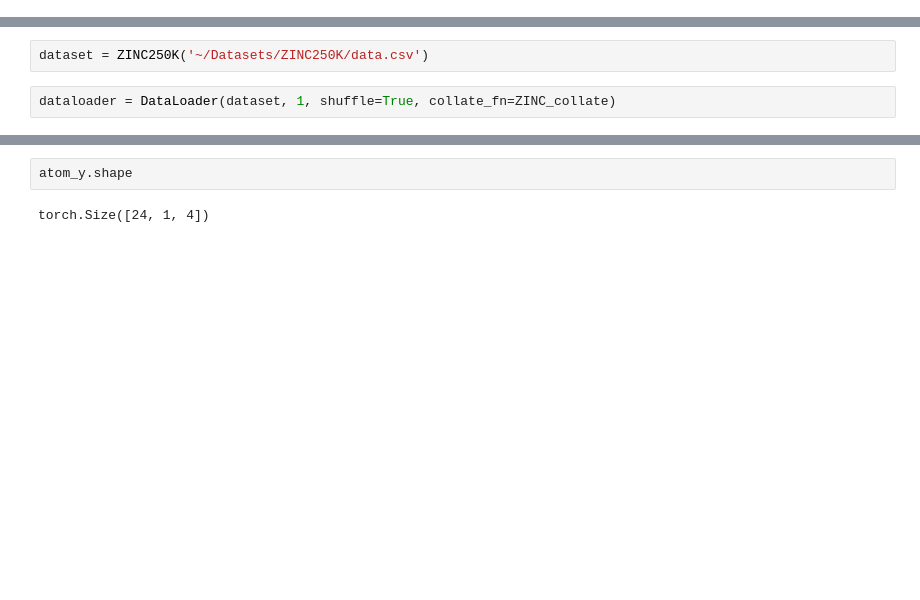
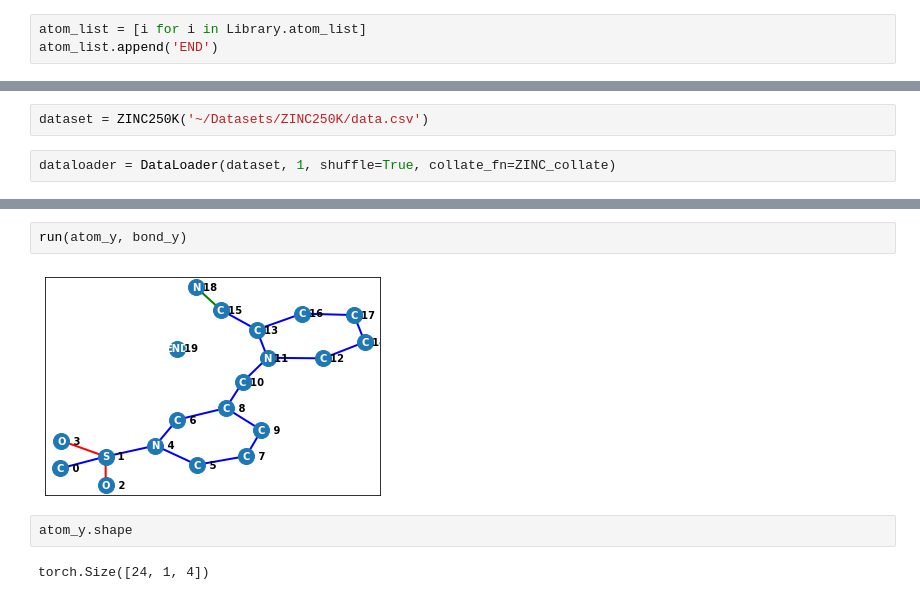
Before and after one commit to dawood95/compoundGAN, a Jupyter notebook: notebooks/dataloader_test.ipynb, the cells around one changed output, grey strips where cells are left out. Cells and saved outputs as stored; diff of their text form; blank space fills up the shorter version.

```diff
--- a/notebooks/dataloader_test.ipynb
+++ b/notebooks/dataloader_test.ipynb
@@ -13,3 +17,6 @@ from tqdm import tqdm
+# %%
+atom_list = [i for i in Library.atom_list]
+atom_list.append('END')
 # %%
 model = GCN(58, 11, 256, [64, 128, 128])
 # %%
@@ -25,3 +137,7 @@ torch.Size([24, 1, 4])
+# %%
+run(atom_y, bond_y)
+# %% [output]
+[figure, added]
 # %%
 atom_y.shape
 # %% [output]
```
Also changed, not shown: parts of 5 cells of this notebook, 7 other files.
